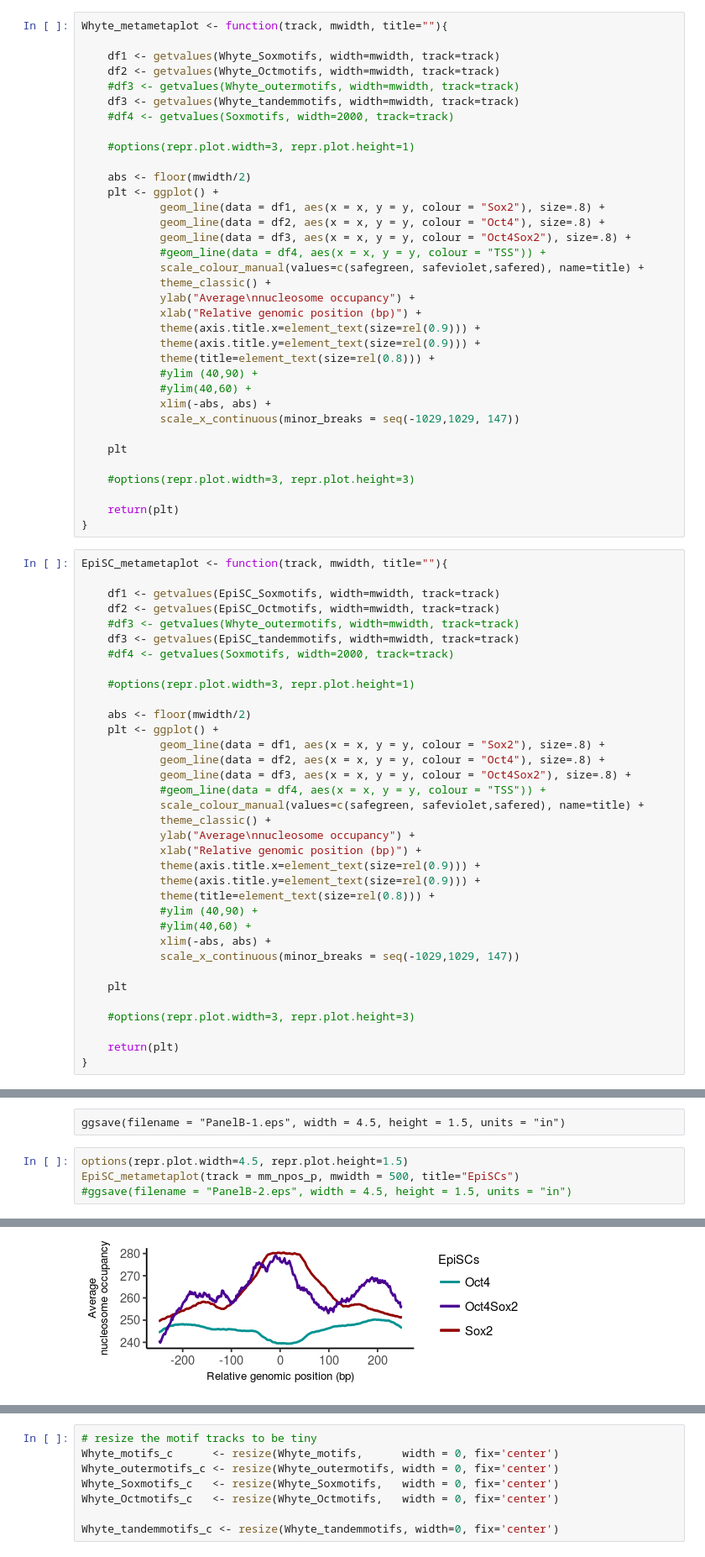
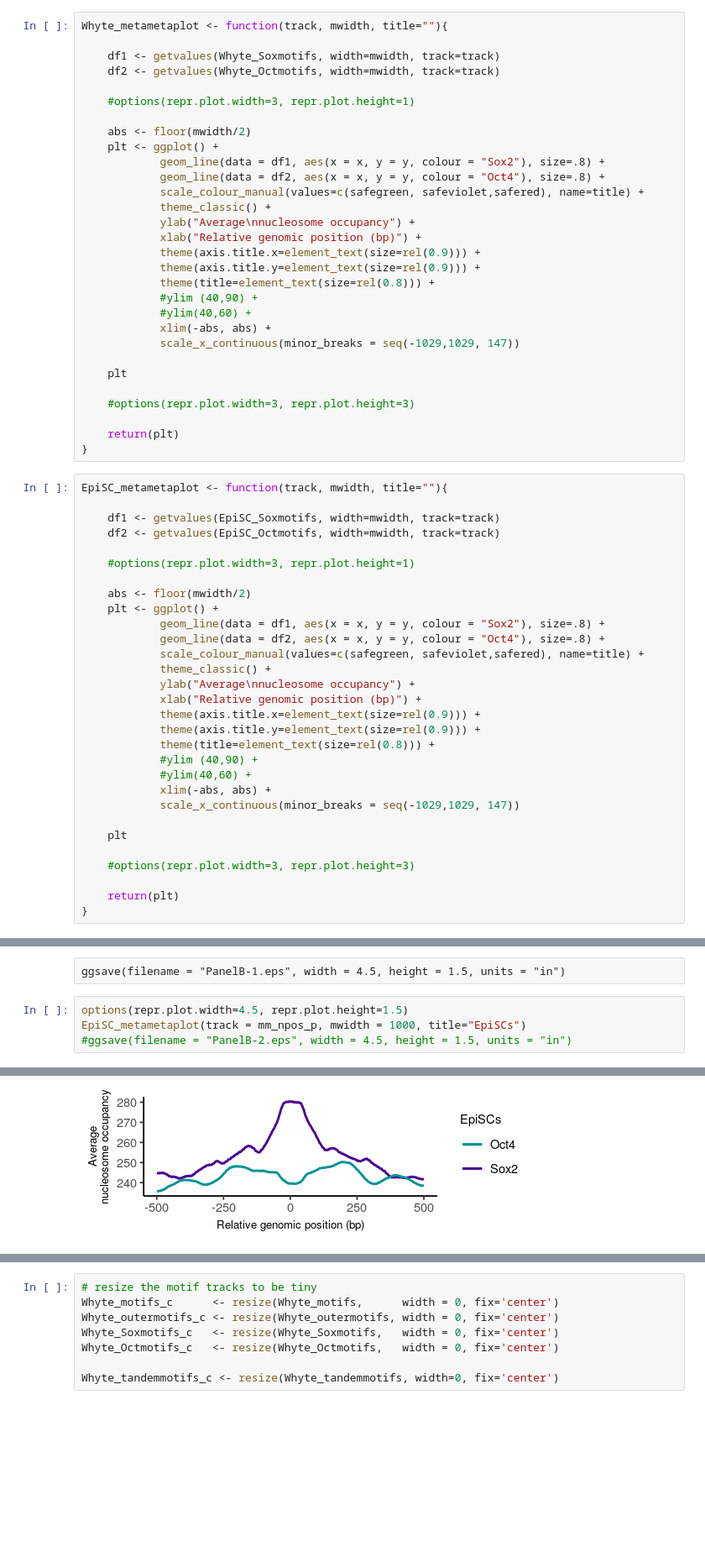
Before and after one commit to LiZhaoLab/Oct4Sox2_nuclpos, a Jupyter notebook: ipynb/bioc-mouse-genomic-analysis_public.ipynb, the cells around one changed output, grey strips where cells are left out. Shown at 84% size. Drawn from its saved outputs; the diff is of its cells as text; blank space fills up the shorter version.

```diff
--- a/ipynb/bioc-mouse-genomic-analysis_public.ipynb
+++ b/ipynb/bioc-mouse-genomic-analysis_public.ipynb
@@ -139,9 +142,6 @@ Whyte_metametaplot <- function(track, mwidth, title=""){
 
     df1 <- getvalues(Whyte_Soxmotifs, width=mwidth, track=track)
     df2 <- getvalues(Whyte_Octmotifs, width=mwidth, track=track)
-    #df3 <- getvalues(Whyte_outermotifs, width=mwidth, track=track)
-    df3 <- getvalues(Whyte_tandemmotifs, width=mwidth, track=track)
-    #df4 <- getvalues(Soxmotifs, width=2000, track=track)
 
     #options(repr.plot.width=3, repr.plot.height=1)
 
@@ -149,8 +149,6 @@ Whyte_metametaplot <- function(track, mwidth, title=""){
     plt <- ggplot() +
             geom_line(data = df1, aes(x = x, y = y, colour = "Sox2"), size=.8) +
             geom_line(data = df2, aes(x = x, y = y, colour = "Oct4"), size=.8) +
-            geom_line(data = df3, aes(x = x, y = y, colour = "Oct4Sox2"), size=.8) +
-            #geom_line(data = df4, aes(x = x, y = y, colour = "TSS")) +
             scale_colour_manual(values=c(safegreen, safeviolet,safered), name=title) +
             theme_classic() +
             ylab("Average\nnucleosome occupancy") +
@@ -174,9 +172,6 @@ EpiSC_metametaplot <- function(track, mwidth, title=""){
 
     df1 <- getvalues(EpiSC_Soxmotifs, width=mwidth, track=track)
     df2 <- getvalues(EpiSC_Octmotifs, width=mwidth, track=track)
-    #df3 <- getvalues(Whyte_outermotifs, width=mwidth, track=track)
-    df3 <- getvalues(EpiSC_tandemmotifs, width=mwidth, track=track)
-    #df4 <- getvalues(Soxmotifs, width=2000, track=track)
 
     #options(repr.plot.width=3, repr.plot.height=1)
 
@@ -184,8 +179,6 @@ EpiSC_metametaplot <- function(track, mwidth, title=""){
     plt <- ggplot() +
             geom_line(data = df1, aes(x = x, y = y, colour = "Sox2"), size=.8) +
             geom_line(data = df2, aes(x = x, y = y, colour = "Oct4"), size=.8) +
-            geom_line(data = df3, aes(x = x, y = y, colour = "Oct4Sox2"), size=.8) +
-            #geom_line(data = df4, aes(x = x, y = y, colour = "TSS")) +
             scale_colour_manual(values=c(safegreen, safeviolet,safered), name=title) +
             theme_classic() +
             ylab("Average\nnucleosome occupancy") +
@@ -258,10 +251,10 @@ replace the existing scale.
 ggsave(filename = "PanelB-1.eps", width = 4.5, height = 1.5, units = "in")
 # %%
 options(repr.plot.width=4.5, repr.plot.height=1.5)
-EpiSC_metametaplot(track = mm_npos_p, mwidth = 500, title="EpiSCs")
+EpiSC_metametaplot(track = mm_npos_p, mwidth = 1000, title="EpiSCs")
 #ggsave(filename = "PanelB-2.eps", width = 4.5, height = 1.5, units = "in")
 # %% [output]
 Scale for 'x' is already present. Adding another scale for 'x', which will
 replace the existing scale.
-[figure, old version]
+[figure, new version]
 # %% [markdown]
```
Also changed, not shown: parts of 52 cells of this notebook, 5 other files.
